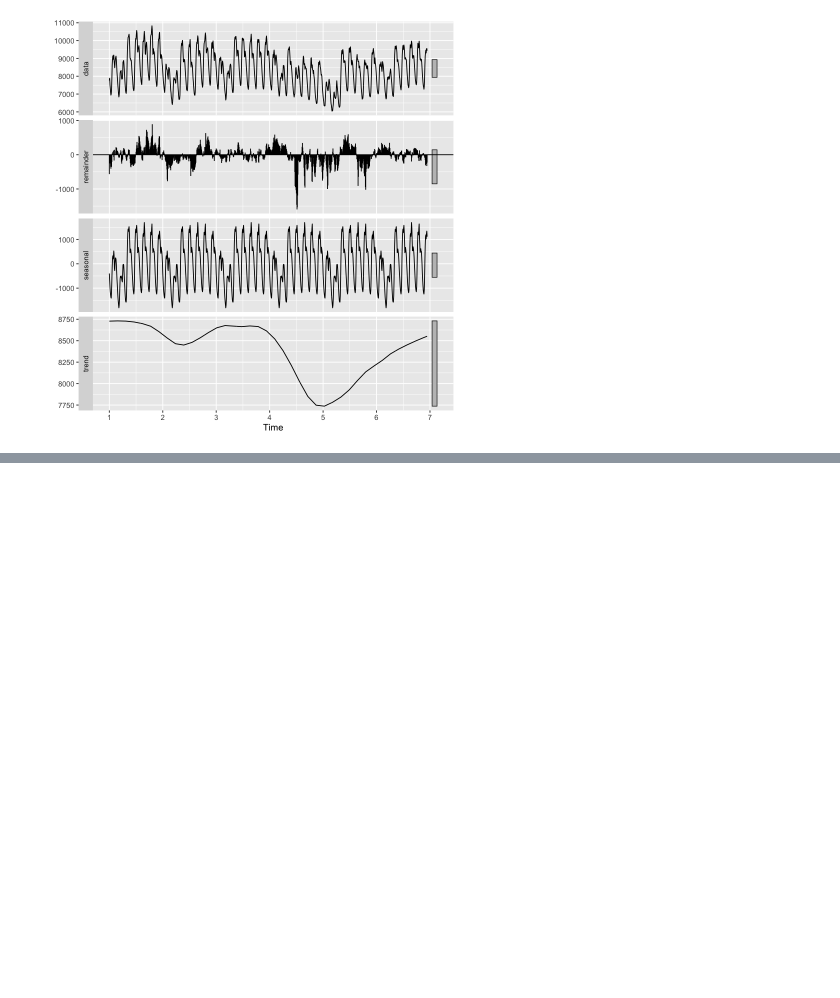
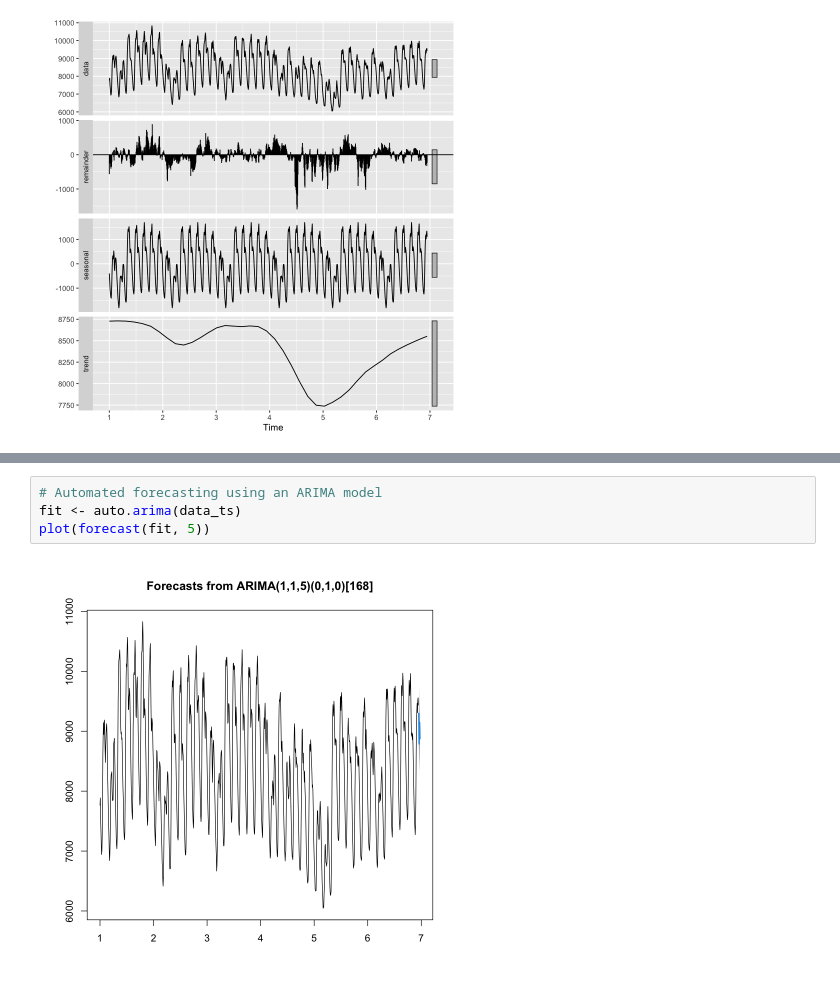
Before and after one commit to emmandecena/jpbook, a Jupyter notebook: book/docs/electricitymarkets/demand.ipynb, the cells around one changed output, grey strips where cells are left out. Drawn from its saved outputs; the diff is of its cells as text; blank space fills up the shorter version.

```diff
--- a/book/docs/electricitymarkets/demand.ipynb
+++ b/book/docs/electricitymarkets/demand.ipynb
@@ -65,0 +119,6 @@ autoplot(stl(data_ts, s.window = "periodic", robust = TRUE))
+# %%
+# Automated forecasting using an ARIMA model
+fit <- auto.arima(data_ts)
+plot(forecast(fit, 5))
+# %% [output]
+[figure, added]
```
Also changed, not shown: parts of 9 cells of this notebook, 21 other files.
